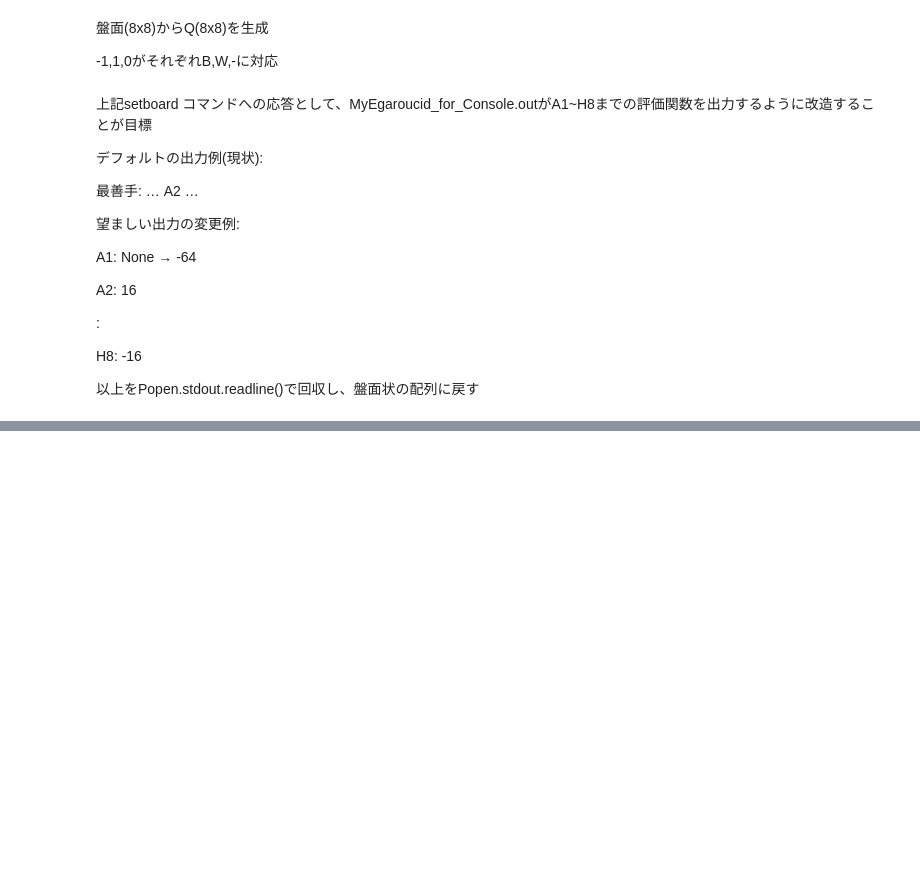
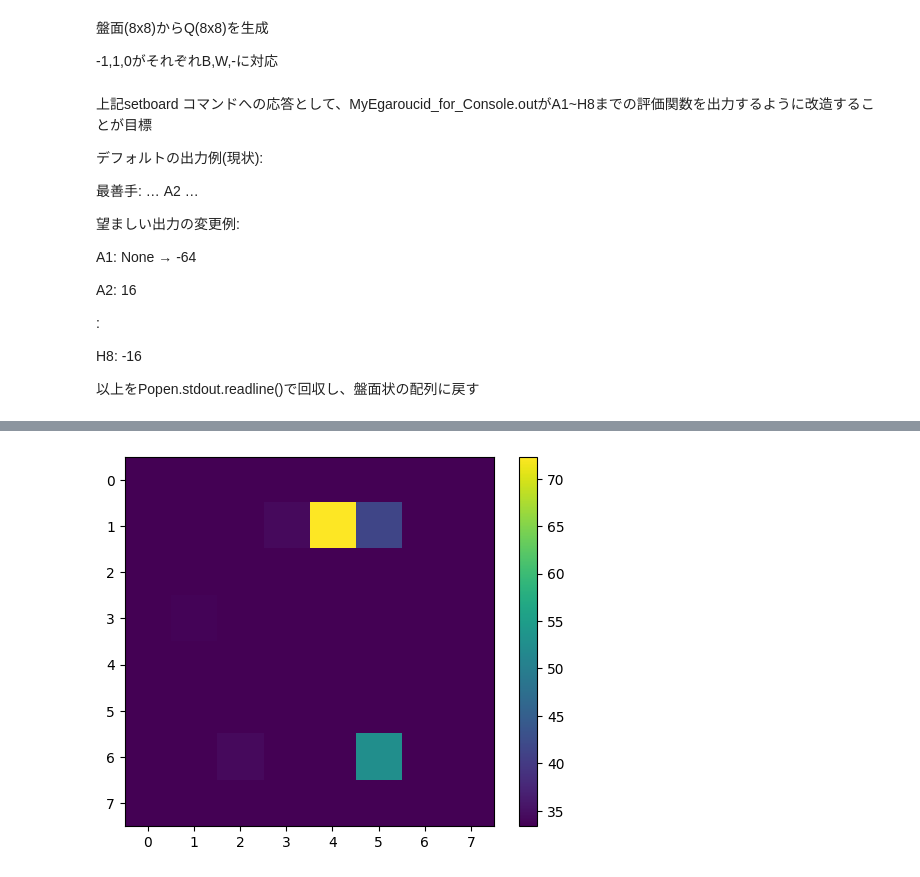
Before and after one commit to KKitamuraCCE/MyEgaroucid, a Jupyter notebook: MyEgaroucid.ipynb, the cells around one changed output, grey strips where cells are left out. Drawn from its saved outputs; the diff is of its cells as text; code cells hidden in the pictures; blank space fills up the shorter version.

```diff
--- a/MyEgaroucid.ipynb
+++ b/MyEgaroucid.ipynb
@@ -1058,0 +1166,85 @@ setboard -------------------WW-----WBBW----WBBW-----WW-------------------B
+# %%
+#ある指し手aに対してa以外のexpの総和で各手のQを割って
+
+
+
+
+
+
+
+# a = numpy.exp(eval_0)/numpy.sum(numpy.exp(eval_0))
+# b = numpy.exp(eval_f)/numpy.sum(numpy.exp(eval_f))
+
+
+
+
+
+def Prem(eval):
+
+    eval = numpy.reshape(eval,64)
+    #この前にベクトル化しておく
+
+    exp_eval = numpy.exp(eval)
+
+    #Prem: a×a'の次元
+    Prem = numpy.ndarray((64,64))
+    for i in range(64):
+        Prem[i] = exp_eval / (numpy.sum(exp_eval[0:i]) + numpy.sum(exp_eval[i+1:64]))
+
+    return Prem
+
+
+
+
+#Prem(s)[i]とPrem(s|f)[i]のKLDiv
+
+
+
+
+#relavance(eval_0),relavance(eval_f)
+#relavance = numpy.ndarray((64,64))
+
+#print(scipy.special.kl_div(Prem(eval_0),Prem(eval_f)))
+
+
+
+KLDiv = numpy.ndarray(64)
+for j in range(64):
+    KLDiv[j] = numpy.sum(scipy.special.kl_div(Prem(eval_0)[j],Prem(eval_f)[j]))
+
+print(KLDiv)
+
+print(numpy.size(KLDiv))
+
+
+
+KLDiv = numpy.reshape(KLDiv,(8,8))
+
+
+
+
+data = KLDiv
+fig, ax = plt.subplots()
+im = ax.imshow(data)
+plt.colorbar(im)
+plt.show()
+
+
+
+
+
+K = numpy.ndarray((8,8))
+
+
+#for k in range(64):
+K = 1/(1+KLDiv)
+
+
+
+data = K
+fig, ax = plt.subplots()
+im = ax.imshow(data)
+plt.colorbar(im)
+plt.show()
+#関連度K[a] = 1/(1+KLDiv[a])
+# %% [output]
@@ -1058,0 +1263 @@ setboard -------------------WW-----WBBW----WBBW-----WW-------------------B
+[figure, added]
```
Also changed, not shown: parts of 10 cells of this notebook.
